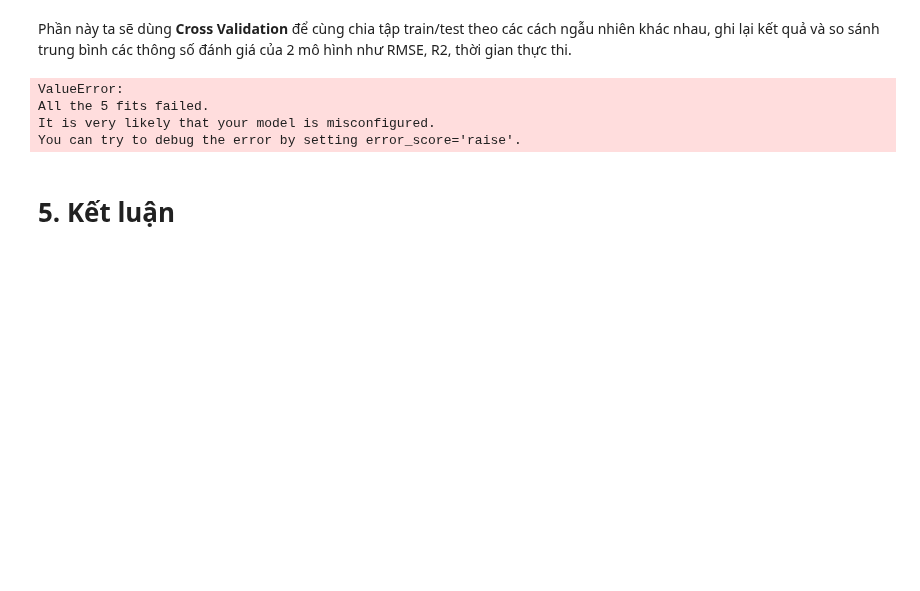
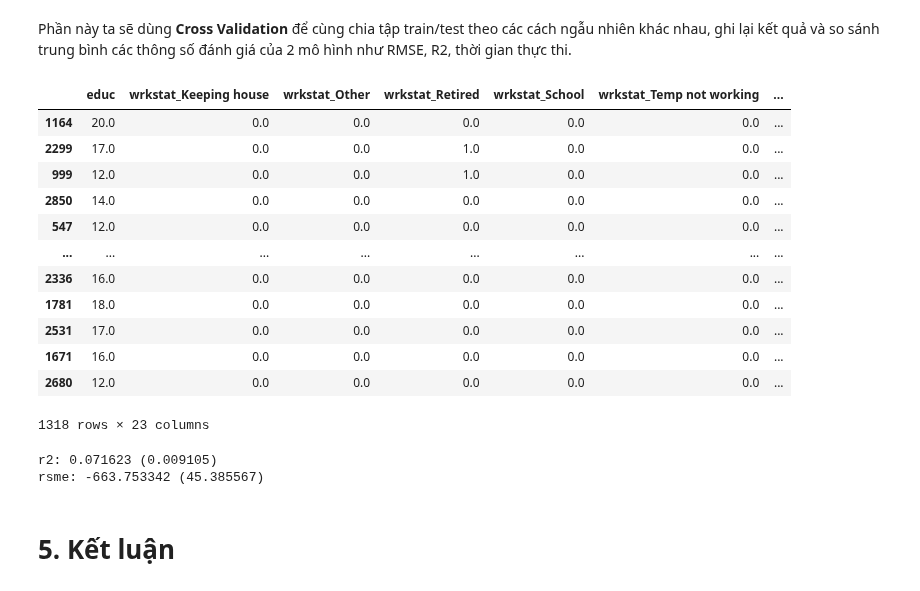
Before and after one commit to batman0911/social-stat-final-term, a Jupyter notebook: GSS16_feature_selection_20230812.ipynb, the cells around one changed output. Cells and saved outputs as stored; diff of their text form; code cells hidden in the pictures; blank space fills up the shorter version.

```diff
--- a/GSS16_feature_selection_20230812.ipynb
+++ b/GSS16_feature_selection_20230812.ipynb
@@ -546,8 +546,24 @@ Phần này ta sẽ dùng **Cross Validation** để cùng chia tập train/test
 # %%
 # predict GLM
 
-X_train_ = dat_train[["emailmintotal","wrkstat", "educ", "polviews", "advfront"]]
+X_train_ = dat_train[["wrkstat", "educ", "polviews", "advfront"]]
 y_train_ = dat_train['emailmintotal']
+X_train_ = pd.get_dummies(X_train_, columns=["wrkstat", "polviews", "advfront"],dtype=float)
+X_train_
+# %% [output]
+|  | educ | wrkstat_Keeping house | wrkstat_Other | wrkstat_Retired | wrkstat_School | wrkstat_Temp not working | ... |
+| 1164 | 20.0 | 0.0 | 0.0 | 0.0 | 0.0 | 0.0 | ... |
+| 2299 | 17.0 | 0.0 | 0.0 | 1.0 | 0.0 | 0.0 | ... |
+| 999 | 12.0 | 0.0 | 0.0 | 1.0 | 0.0 | 0.0 | ... |
+| 2850 | 14.0 | 0.0 | 0.0 | 0.0 | 0.0 | 0.0 | ... |
+| 547 | 12.0 | 0.0 | 0.0 | 0.0 | 0.0 | 0.0 | ... |
+| ... | ... | ... | ... | ... | ... | ... | ... |
+| 2336 | 16.0 | 0.0 | 0.0 | 0.0 | 0.0 | 0.0 | ... |
+| 1781 | 18.0 | 0.0 | 0.0 | 0.0 | 0.0 | 0.0 | ... |
+| 2531 | 17.0 | 0.0 | 0.0 | 0.0 | 0.0 | 0.0 | ... |
+| 1671 | 16.0 | 0.0 | 0.0 | 0.0 | 0.0 | 0.0 | ... |
+| 2680 | 12.0 | 0.0 | 0.0 | 0.0 | 0.0 | 0.0 | ... |
+1318 rows × 23 columns
 # %%
 from sklearn.base import BaseEstimator, RegressorMixin
 import statsmodels.formula.api as smf
@@ -601,5 +622,6 @@ class StatsModelsEstimator(BaseEstimator):
 # %%
-clf = StatsModelsEstimator(smf.glm)
+
+clf = StatsModelsEstimator(sm.GLM)
 kfold = KFold(n_splits=5)
 r2 = cross_val_score(clf, X_train_, y_train_, cv=kfold, scoring='r2')
 rsme = cross_val_score(clf, X_train_, y_train_, cv=kfold, scoring='neg_root_mean_squared_error')
@@ -608,10 +630,8 @@ print(msg)
 msg = "rsme: %f (%f)" % (rsme.mean(), rsme.std())
 print(msg)
 # %% [output]
-ValueError:
-All the 5 fits failed.
-It is very likely that your model is misconfigured.
-You can try to debug the error by setting error_score='raise'.
+r2: 0.071623 (0.009105)
+rsme: -663.753342 (45.385567)
 # %% [markdown]
 # 5. Kết luận
 # %% [markdown]
```
Also changed, not shown: parts of 1 cell of this notebook, 1 other file.
